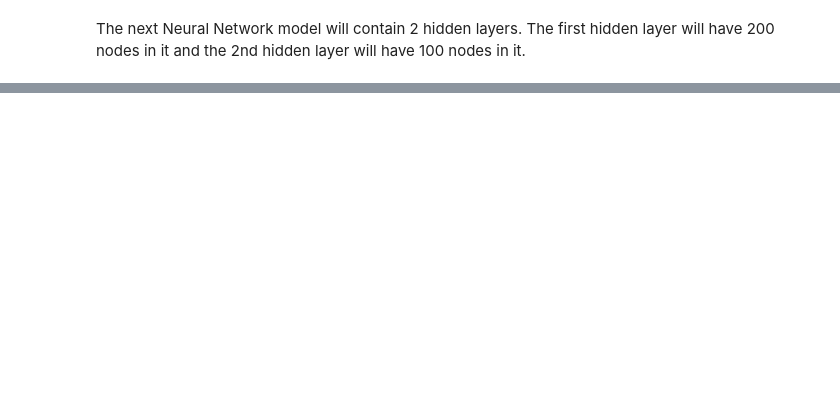
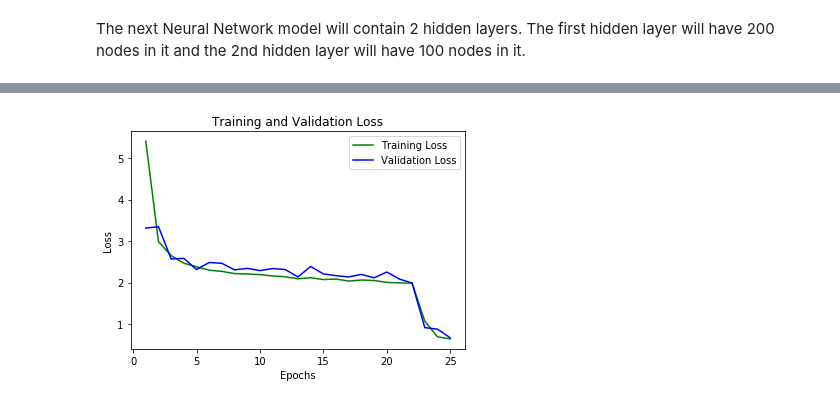
Before and after one commit to ConnerV42/MachineLearning, a Jupyter notebook: Assignment4.ipynb, the cells around one changed output, grey strips where cells are left out. Drawn from its saved outputs; the diff is of its cells as text; code cells hidden in the pictures; blank space fills up the shorter version.

```diff
--- a/Assignment4.ipynb
+++ b/Assignment4.ipynb
@@ -496,0 +555,21 @@ print(classification_report(y_test, y_pred_test))
+# %%
+model5 = models.Sequential()
+model5.add(layers.Dense(400, activation='relu', input_shape=(784,)))
+model5.add(layers.Dense(100, activation='relu'))
+model5.add(layers.Dense(10, activation='softmax'))
+
+# compile the model
+model5.compile(optimizer='rmsprop',
+              loss='categorical_crossentropy',
+              metrics=['accuracy'])
+
+# Now I will fit the model:
+eps = 25
+history = model5.fit(x_train_part,
+                    y_train_part,
+                    batch_size=1024,
+                    epochs=eps,
+                    validation_data=(x_train_val, y_train_val))
+
+print("Training accuracy: {}".format(history.history['acc'][-1]))
+print("Validation accuracy: {}".format(history.history['val_acc'][-1]))
@@ -496,0 +594,19 @@ print(classification_report(y_test, y_pred_test))
+# %%
+# plot the learning parameters
+import matplotlib.pyplot as plt
+
+loss_values = history.history['loss']
+val_loss_values = history.history['val_loss']
+
+epochs = range(1, eps + 1)
+
+plt.plot(epochs, loss_values, 'g', label='Training Loss')
+plt.plot(epochs, val_loss_values, 'b', label='Validation Loss')
+plt.title('Training and Validation Loss')
+plt.xlabel('Epochs')
+plt.ylabel('Loss')
+plt.legend()
+
+plt.show()
+# %% [output]
+[figure, added]
```
Also changed, not shown: parts of 30 cells of this notebook.
